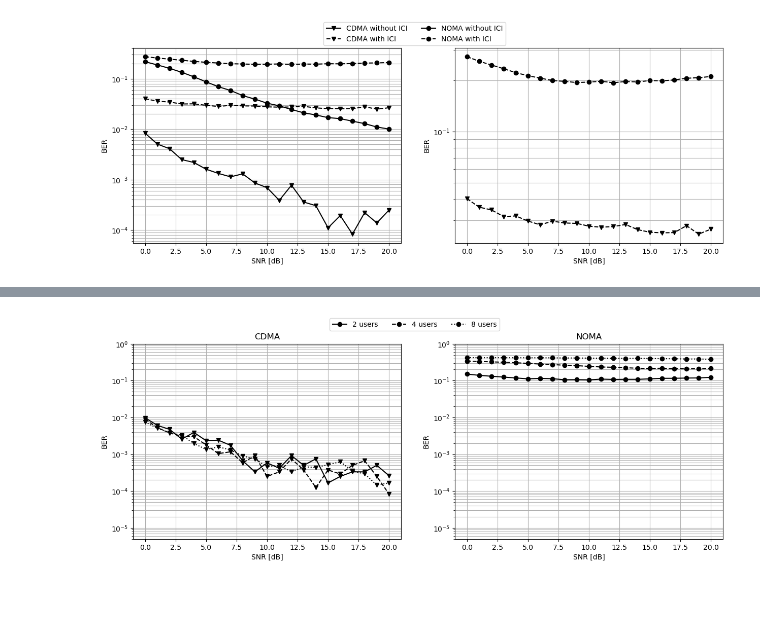
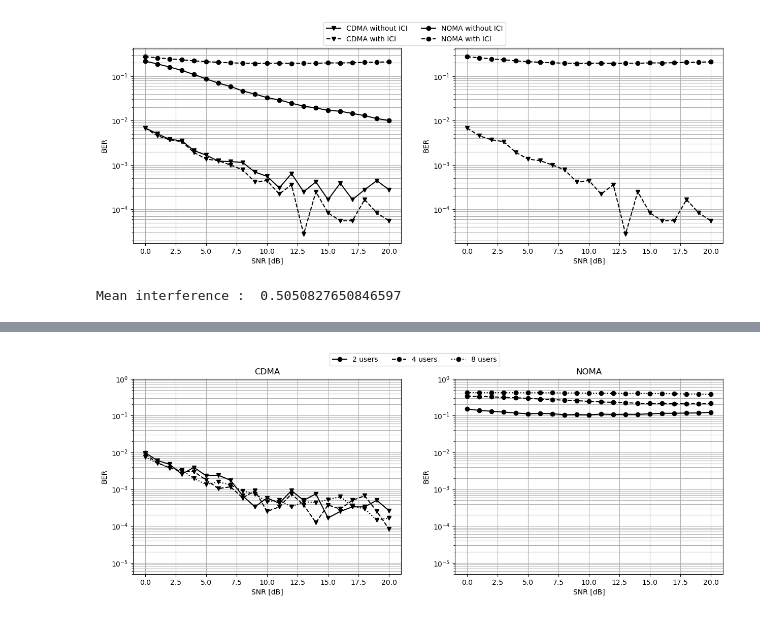
Before and after one commit to BaptisteSambon/LELEC2796-Juju-Baba, a Jupyter notebook: plots.ipynb, the cells around one changed output, grey strips where cells are left out. Saved outputs shown, nothing was run; the diff lists cells and outputs as text; code cells hidden in the pictures.

```diff
--- a/plots.ipynb
+++ b/plots.ipynb
@@ -9,36 +9,50 @@ import plotly
 
 # Load the data
 # CDMA
-cdma_ber_without = np.load("data/CDMA/CDMA_without-ICI.npy")
-cdma_ber_with = np.load("data/CDMA/CDMA_with-ICI.npy")
+cdma_ber_without = np.load("data/CDMA/CDMA_without-ICI 2.npy")
+cdma_ber_with = np.load("data/CDMA/CDMA_with-ICI 2.npy")
 # NOMA
 noma_ber_without = np.load("data/NOMA/BER_uncoded.npy")
 noma_ber_with = np.load("data/NOMA/BER_uncoded_interf.npy")
 
 snr_db = np.arange(0, 21, 1)
 
 # Plot the data
 plt.figure(figsize=(15, 5))
 
 plt.subplot(1, 2, 1)
 plt.semilogy(snr_db, cdma_ber_without, "v-", label="CDMA without ICI", color="black")
 plt.semilogy(snr_db, cdma_ber_with, "v--",  label="CDMA with ICI", color="black")
 plt.semilogy(snr_db, noma_ber_without, "o-", label="NOMA without ICI", color="black")
 plt.semilogy(snr_db, noma_ber_with, "o--", label="NOMA with ICI", color="black")
 plt.xlabel("SNR [dB]")
 plt.ylabel("BER")
 plt.legend(loc="upper center", bbox_to_anchor=(1.05, 1.15), ncol=2)
 plt.grid(which="both")
 
 plt.subplot(1, 2, 2)
 plt.semilogy(snr_db, cdma_ber_with, "v--",  label="CDMA with ICI", color="black")
 plt.semilogy(snr_db, noma_ber_with, "o--", label="NOMA with ICI", color="black")
 plt.xlabel("SNR [dB]")
 plt.ylabel("BER")
 #plt.legend(loc="upper center", bbox_to_anchor=(0.5, 1.15), ncol=2)
 plt.grid(which="both")
 
 plt.savefig("data/Comparison/BER.pdf", format="pdf")
 plt.show()
 # %% [output]
-[figure, old version]
+[figure, new version]
+# %%
+# Add the data to plotly
+
+ratio_power_interf = np.load("data/Interference/ratio_power_interf.npy")
+
+niters = 10000
+interfs = np.zeros(niters)
+for i in range(niters) :
+    interf = 1/np.random.choice(ratio_power_interf)
+    interfs[i] = interf
+
+print("Mean interference : ", np.mean(interfs))
+# %% [output]
+Mean interference :  0.5050827650846597
```
Also changed, not shown: parts of 4 cells of this notebook, 41 other files.
